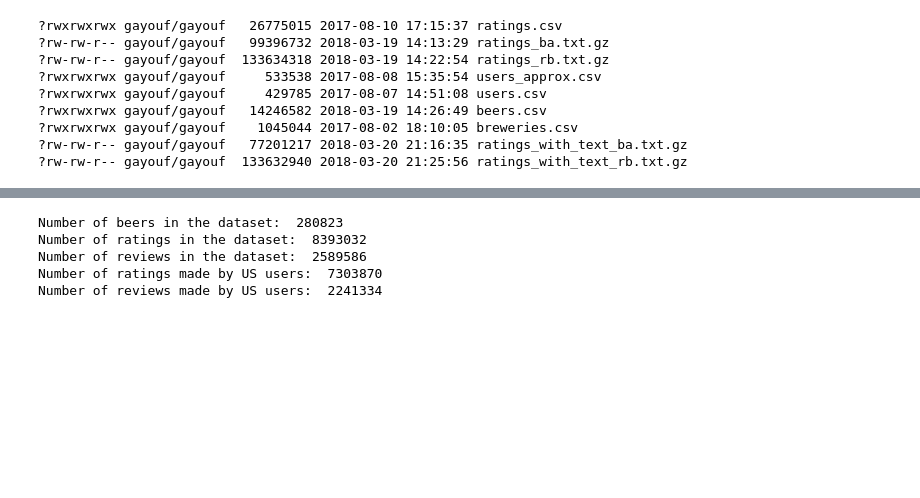
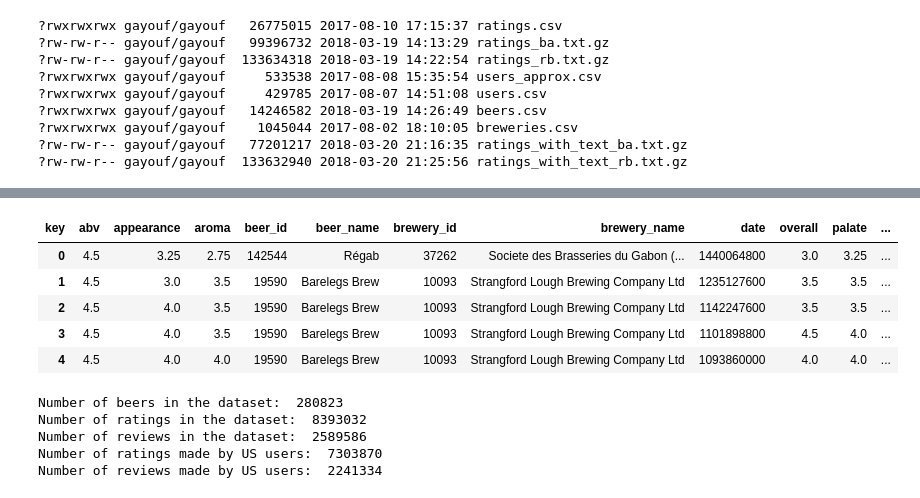
Before and after one commit to epfl-ada/ada-2024-project-databrewers, a Jupyter notebook: cleo.ipynb, the cells around one changed output, grey strips where cells are left out. Cells and saved outputs as stored; diff of their text form; code cells hidden in the pictures; blank space fills up the shorter version.

```diff
--- a/cleo.ipynb
+++ b/cleo.ipynb
@@ -49,2 +61,23 @@ users = pd.read_csv(file_path + '/users.csv')
+# %%
+# Add review_id based on 16-row structure
+reviews_ba['review_id'] = reviews_ba.index // 16
+
+# Split key-value pairs and filter valid splits
+split_data_ba = reviews_ba['info'].str.split(': ', n=1, expand=True)
+split_data_ba = split_data_ba[split_data_ba[1].notna()]  # Remove rows with no :
+
+# Assign key and value columns
+reviews_ba[['key', 'value']] = split_data_ba
+
+# Pivot the table to convert key to a column
+reviews_ba = reviews_ba.pivot(index='review_id', columns='key', values='value').reset_index(drop=True)
+reviews_ba.head()
+# %% [output]
+| key | abv | appearance | aroma | beer_id | beer_name | brewery_id | brewery_name | date | overall | palate | ... |
+| 0 | 4.5 | 3.25 | 2.75 | 142544 | Régab | 37262 | Societe des Brasseries du Gabon (... | 1440064800 | 3.0 | 3.25 | ... |
+| 1 | 4.5 | 3.0 | 3.5 | 19590 | Barelegs Brew | 10093 | Strangford Lough Brewing Company Ltd | 1235127600 | 3.5 | 3.5 | ... |
+| 2 | 4.5 | 4.0 | 3.5 | 19590 | Barelegs Brew | 10093 | Strangford Lough Brewing Company Ltd | 1142247600 | 3.5 | 3.5 | ... |
+| 3 | 4.5 | 4.0 | 3.5 | 19590 | Barelegs Brew | 10093 | Strangford Lough Brewing Company Ltd | 1101898800 | 4.5 | 4.0 | ... |
+| 4 | 4.5 | 4.0 | 4.0 | 19590 | Barelegs Brew | 10093 | Strangford Lough Brewing Company Ltd | 1093860000 | 4.0 | 4.0 | ... |
 # %%
 # We prompt the number of beers in the dataset
```
Also changed, not shown: parts of 10 cells of this notebook.
